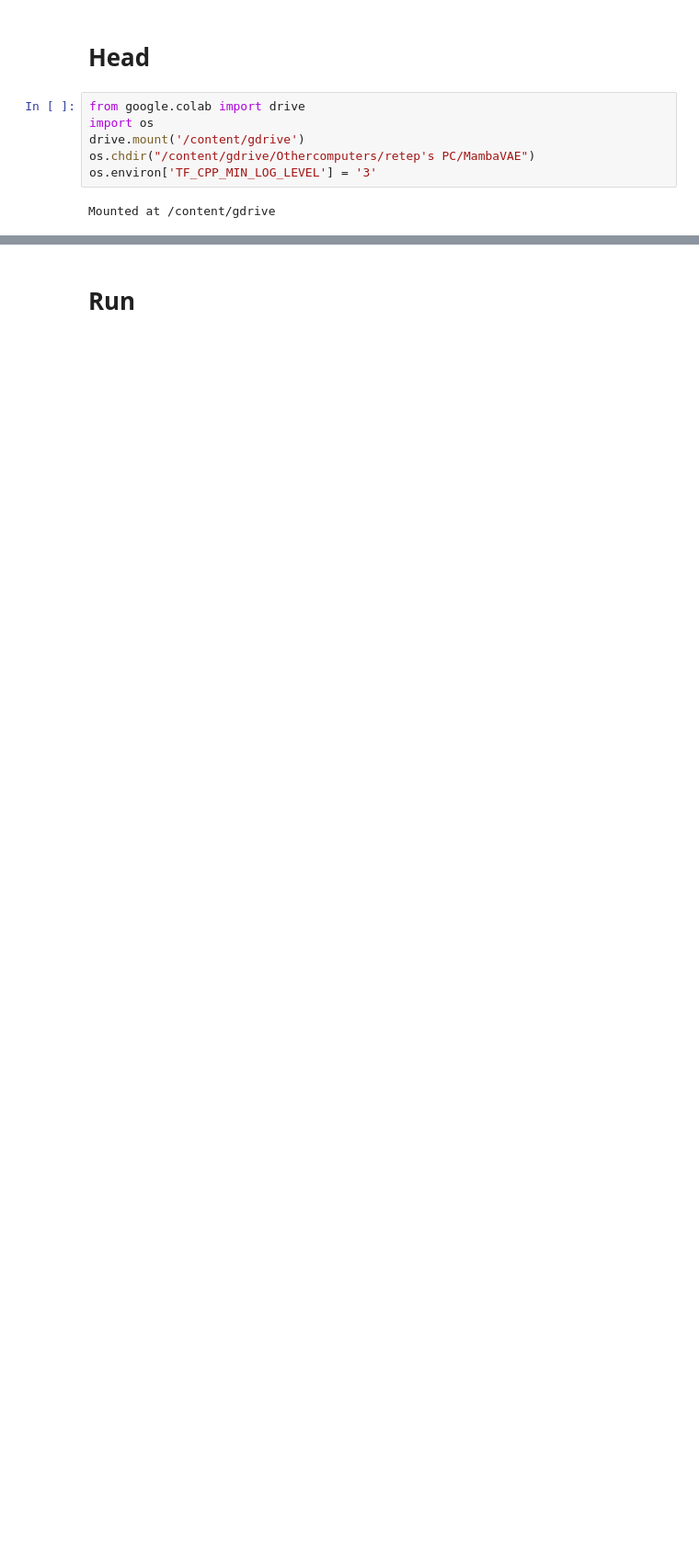
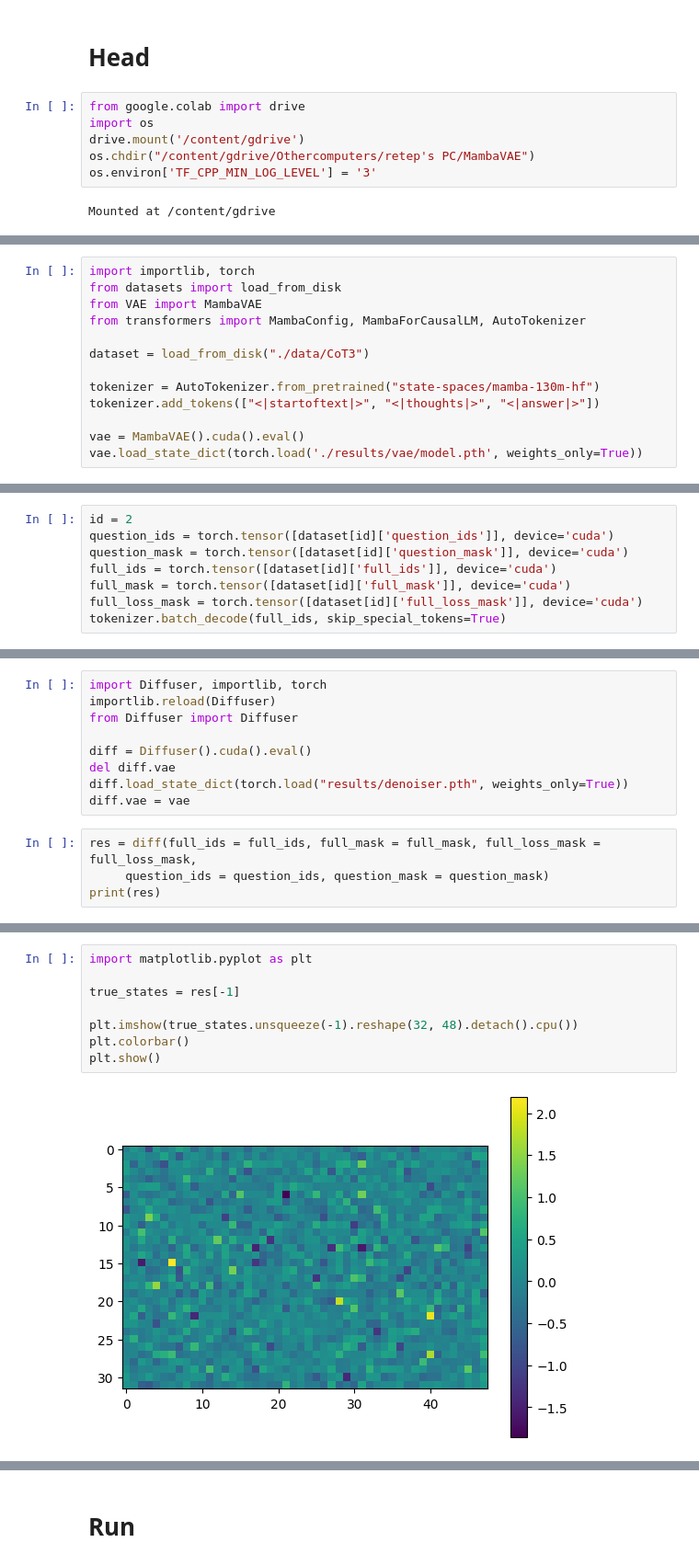
Before and after one commit to retepViolet/MambaVAE, a Jupyter notebook: lab.ipynb, the cells around one changed output, grey strips where cells are left out. Shown at 92% size. Cells and saved outputs as stored; diff of their text form; blank space fills up the shorter version.

```diff
--- a/lab.ipynb
+++ b/lab.ipynb
@@ -129,0 +202,13 @@ OPTIONS:
+# %%
+import importlib, torch
+from datasets import load_from_disk
+from VAE import MambaVAE
+from transformers import MambaConfig, MambaForCausalLM, AutoTokenizer
+
+dataset = load_from_disk("./data/CoT3")
+
+tokenizer = AutoTokenizer.from_pretrained("state-spaces/mamba-130m-hf")
+tokenizer.add_tokens(["<|startoftext|>", "<|thoughts|>", "<|answer|>"])
+
+vae = MambaVAE().cuda().eval()
+vae.load_state_dict(torch.load('./results/vae/model.pth', weights_only=True))
@@ -129,0 +217,8 @@ OPTIONS:
+# %%
+id = 2
+question_ids = torch.tensor([dataset[id]['question_ids']], device='cuda')
+question_mask = torch.tensor([dataset[id]['question_mask']], device='cuda')
+full_ids = torch.tensor([dataset[id]['full_ids']], device='cuda')
+full_mask = torch.tensor([dataset[id]['full_mask']], device='cuda')
+full_loss_mask = torch.tensor([dataset[id]['full_loss_mask']], device='cuda')
+tokenizer.batch_decode(full_ids, skip_special_tokens=True)
@@ -129,0 +227,13 @@ OPTIONS:
+# %%
+import Diffuser, importlib, torch
+importlib.reload(Diffuser)
+from Diffuser import Diffuser
+
+diff = Diffuser().cuda().eval()
+del diff.vae
+diff.load_state_dict(torch.load("results/denoiser.pth", weights_only=True))
+diff.vae = vae
+# %%
+res = diff(full_ids = full_ids, full_mask = full_mask, full_loss_mask = full_loss_mask,
+     question_ids = question_ids, question_mask = question_mask)
+print(res)
@@ -129,0 +244,10 @@ OPTIONS:
+# %%
+import matplotlib.pyplot as plt
+
+true_states = res[-1]
+
+plt.imshow(true_states.unsqueeze(-1).reshape(32, 48).detach().cpu())
+plt.colorbar()
+plt.show()
+# %% [output]
+[figure, added]
```
Also changed, not shown: parts of 26 cells of this notebook, 11 other files.
